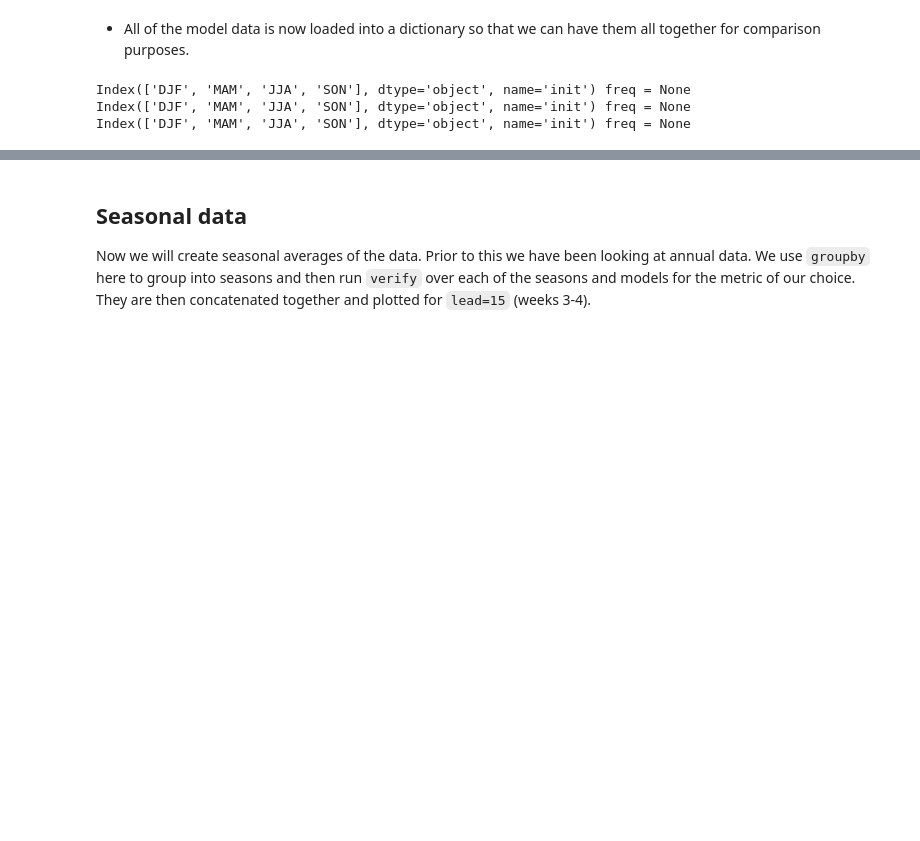
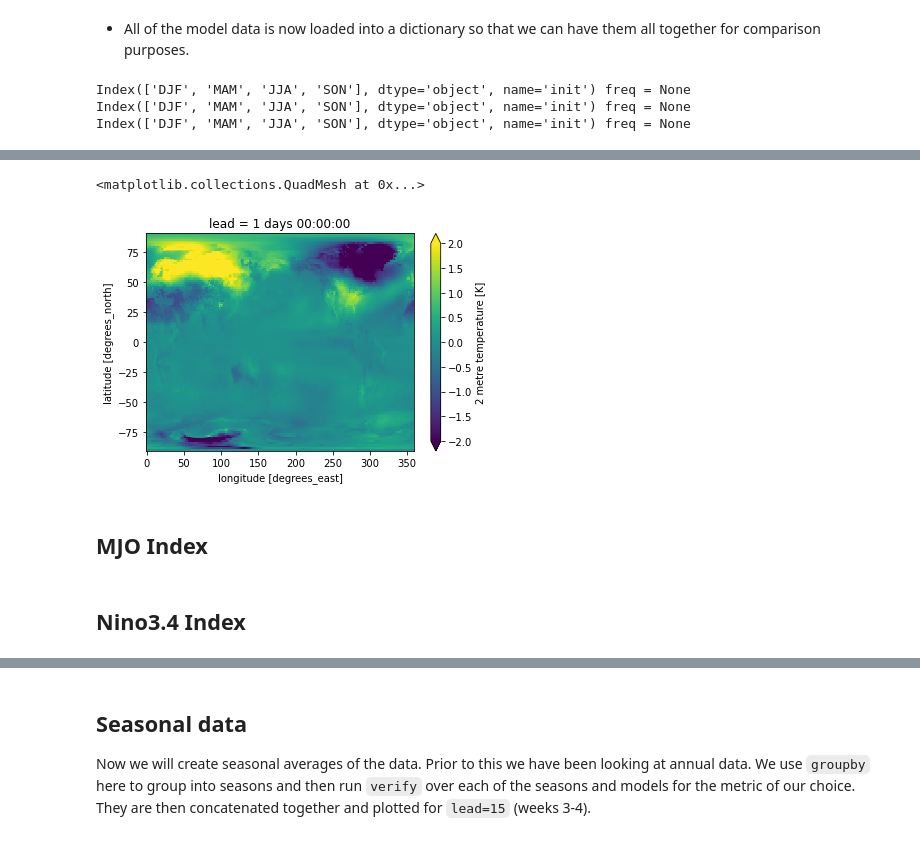
Before and after one commit to NCAR-ASP-2021/s2s_verif_and_data, a Jupyter notebook: 6a_metrics_state_dependence.ipynb, the cells around one changed output, grey strips where cells are left out. Saved outputs shown, nothing was run; the diff lists cells and outputs as text; code cells hidden in the pictures; blank space fills up the shorter version.

```diff
--- a/6a_metrics_state_dependence.ipynb
+++ b/6a_metrics_state_dependence.ipynb
@@ -125,0 +132,8 @@ This could take a few minutes to run. If you are curious, check out the `dask` d
+# %%
+
+diff.isel(lead=0).mean("member").t2m.plot(vmin=-2, vmax=2)
+# %% [output]
+<matplotlib.collections.QuadMesh at 0x...>
+[figure, added]
+# %% [markdown]
+## MJO Index
@@ -125,0 +145,2 @@ This could take a few minutes to run. If you are curious, check out the `dask` d
+# %% [markdown]
+## Nino3.4 Index
```
Also changed, not shown: parts of 32 cells of this notebook.
